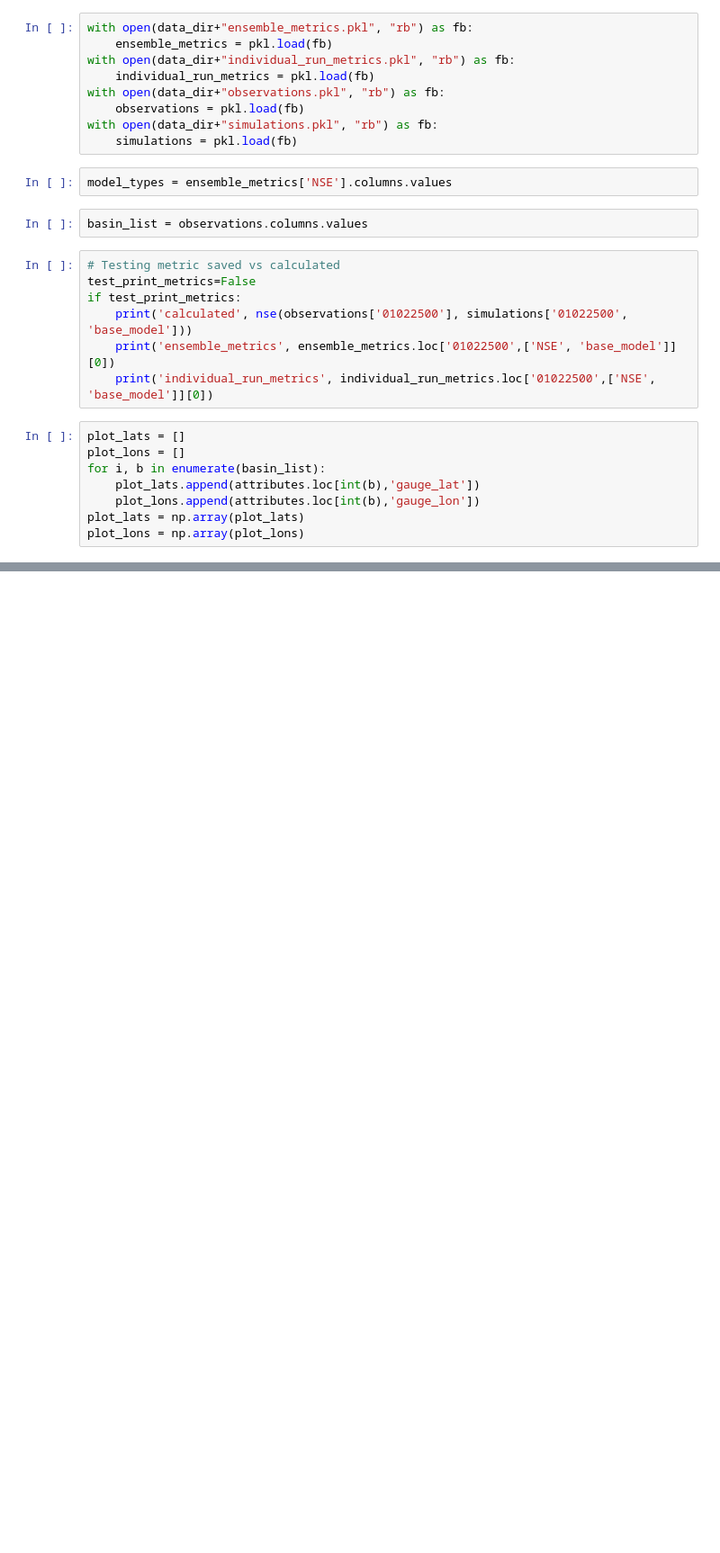
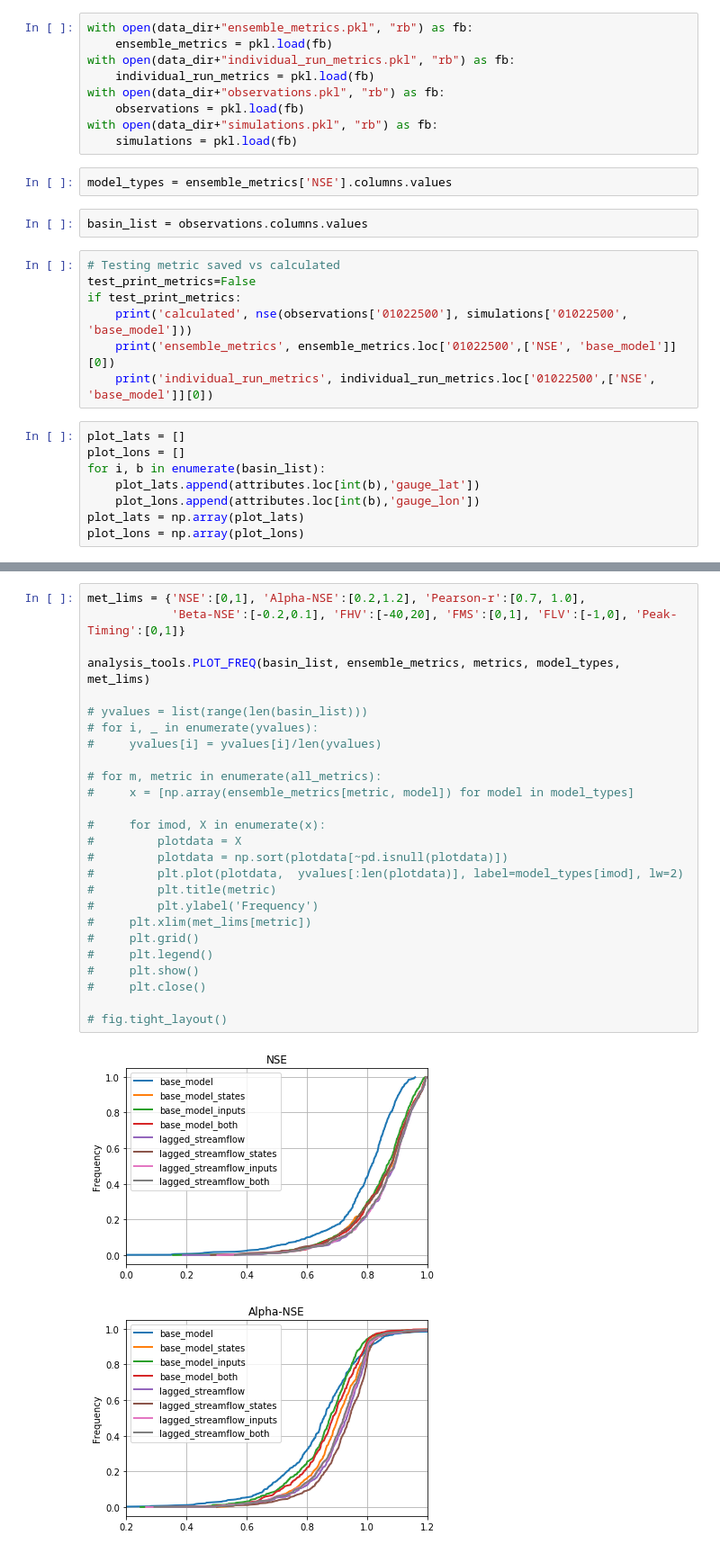
Before and after one commit to jmframe/lstm-da-analysis, a Jupyter notebook: assimilation_analysis_jmframe.ipynb, the cells around one changed output, grey strips where cells are left out. Shown at 90% size. Saved outputs shown, nothing was run; the diff lists cells and outputs as text; blank space fills up the shorter version.

```diff
--- a/assimilation_analysis_jmframe.ipynb
+++ b/assimilation_analysis_jmframe.ipynb
@@ -226,3 +226,32 @@ Correlation of base model performance with model variations
 | lagged_streamflow_states | 0.699200 | 0.537113 | 0.697134 | 0.369244 | 0.469435 | 1.0 | 0.692902 | 0.666734 |
 | lagged_streamflow_inputs | 0.769533 | 0.784329 | 0.757609 | 0.603077 | 0.750705 | 1.0 | 0.660846 | 0.795237 |
 | lagged_streamflow_both | 0.745715 | 0.751613 | 0.742407 | 0.597402 | 0.717619 | 1.0 | 0.660134 | 0.795092 |
+# %%
+met_lims = {'NSE':[0,1], 'Alpha-NSE':[0.2,1.2], 'Pearson-r':[0.7, 1.0],
+            'Beta-NSE':[-0.2,0.1], 'FHV':[-40,20], 'FMS':[0,1], 'FLV':[-1,0], 'Peak-Timing':[0,1]}
+
+analysis_tools.PLOT_FREQ(basin_list, ensemble_metrics, metrics, model_types, met_lims)
+
+# yvalues = list(range(len(basin_list)))
+# for i, _ in enumerate(yvalues):
+#     yvalues[i] = yvalues[i]/len(yvalues)
+
+# for m, metric in enumerate(all_metrics):
+#     x = [np.array(ensemble_metrics[metric, model]) for model in model_types]
+
+#     for imod, X in enumerate(x):
+#         plotdata = X
+#         plotdata = np.sort(plotdata[~pd.isnull(plotdata)])
+#         plt.plot(plotdata,  yvalues[:len(plotdata)], label=model_types[imod], lw=2)
+#         plt.title(metric)
+#         plt.ylabel('Frequency')
+#     plt.xlim(met_lims[metric])
+#     plt.grid()
+#     plt.legend()
+#     plt.show()
+#     plt.close()
+
+# fig.tight_layout()
+# %% [output]
+[figure, added]
+[figure, added]
```
Also changed, not shown: parts of 5 cells of this notebook, 1 other file.
